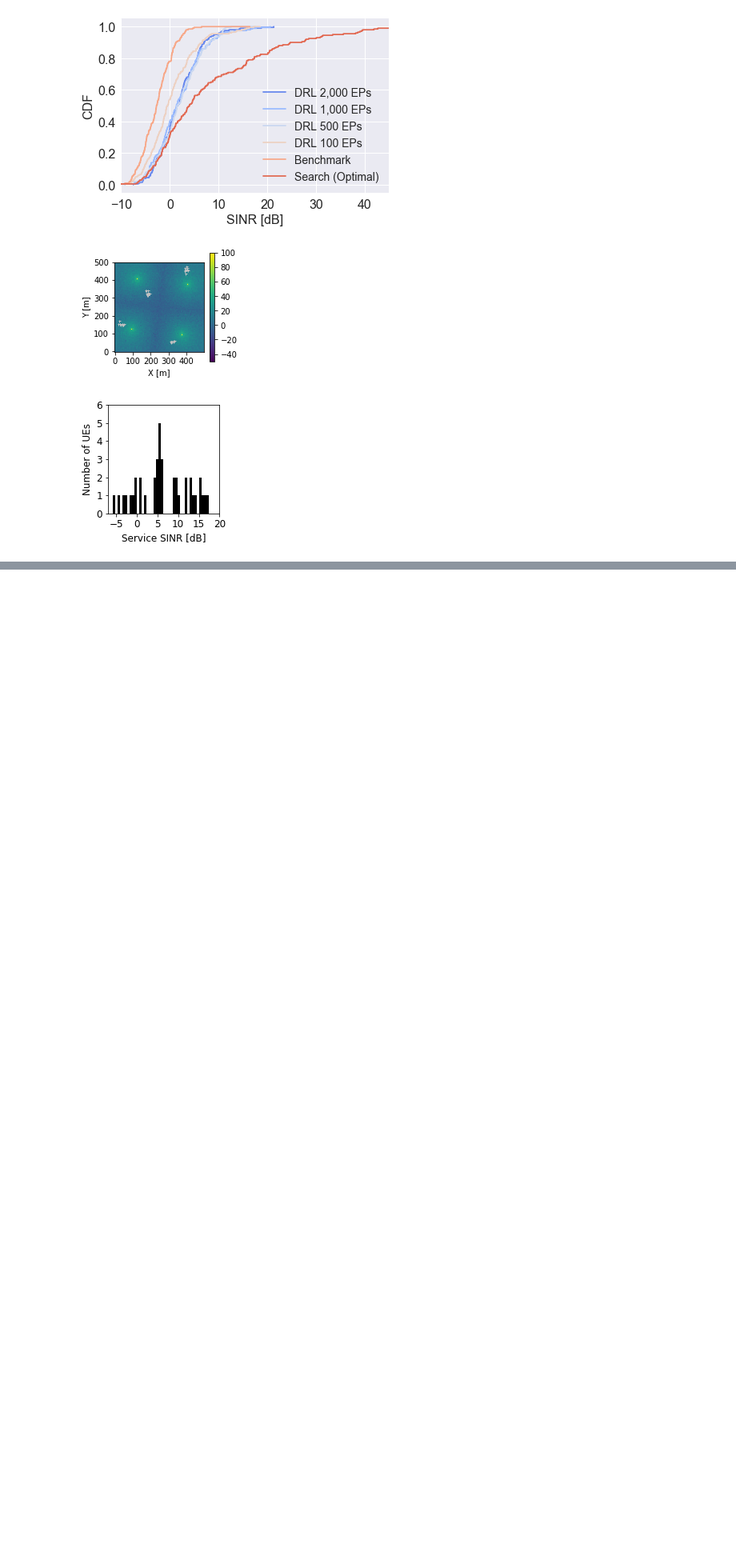
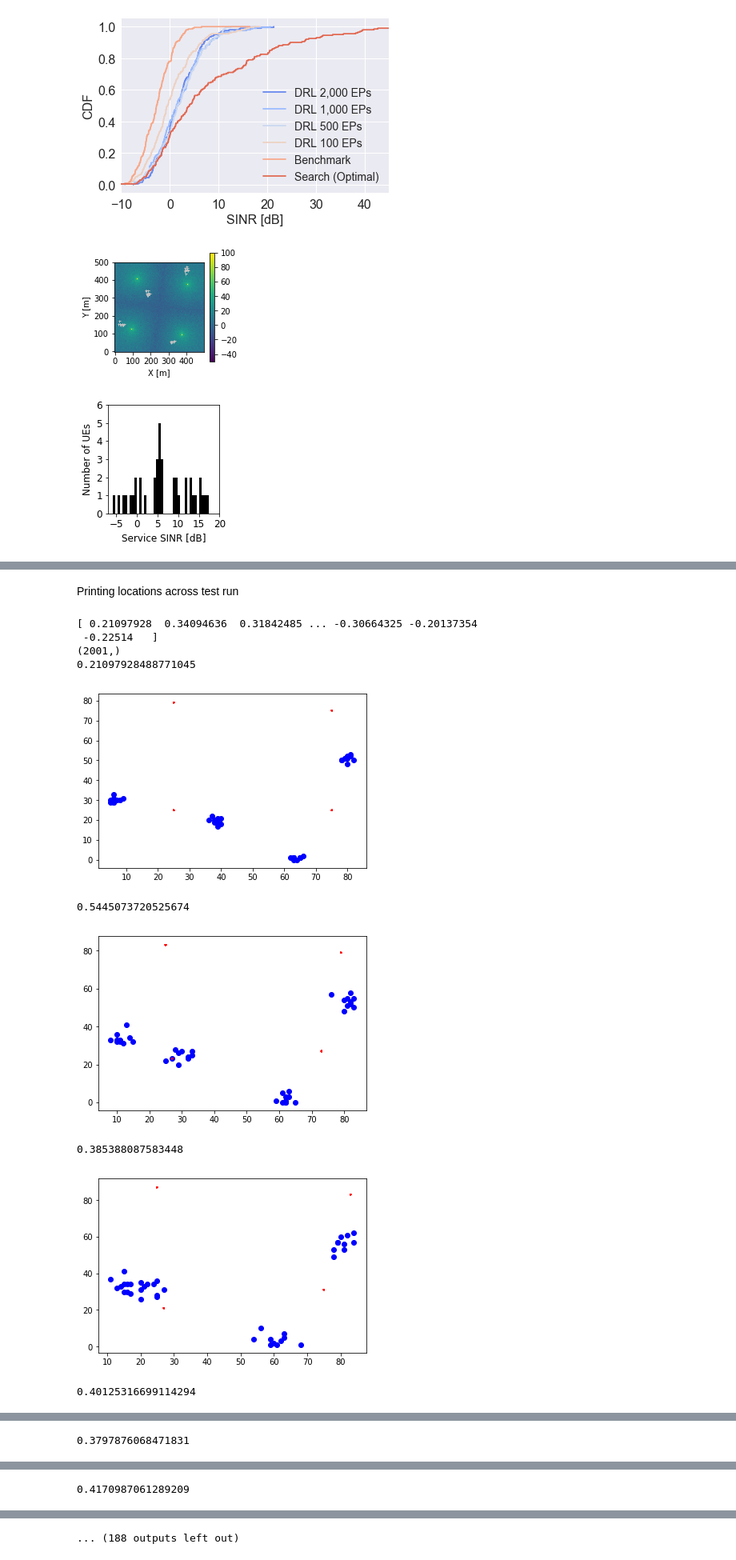
Before and after one commit to SamKnightGit/DRL_UAV_CellularNet, a Jupyter notebook: coverage_plot.ipynb, the cells around one changed output, grey strips where cells are left out. Shown at 80% size. Drawn from its saved outputs; the diff is of its cells as text; code cells hidden in the pictures; blank space fills up the shorter version.

```diff
--- a/coverage_plot.ipynb
+++ b/coverage_plot.ipynb
@@ -351,0 +359,11 @@ plot(np.arange(22), global_train_reward)
+# %%
+import numpy as np
+import matplotlib
+from matplotlib.pyplot import *
+
+outages = np.load('./test/A3C_median_SINR/outage_fraction.npy')
+outages_buckets = []
+for index in range(0, outages.shape[0] - 100, 100):
+    outages_buckets.append(np.mean(outages[index:index+100]))
+print(len(outages_buckets))
+plot(np.arange(20, outages_buckets))
@@ -351,0 +373,35 @@ plot(np.arange(22), global_train_reward)
+# %% [markdown]
+Printing locations across test run
+# %%
+import numpy as np
+import matplotlib
+from matplotlib.pyplot import *
+
+ue_location = np.load('./test/A3C_median_SINR/ue_location.npy')
+bs_location = np.load('./test/A3C_median_SINR/bs_location.npy')
+actions = np.load('./test/A3C_median_SINR/action.npy')
+reward = np.load('./test/A3C_median_SINR/reward.npy')
+print(reward)
+print(reward.shape)
+
+for index in range(0, 2000, 10):
+#     print(actions[index])
+#     print(bs_location[index])
+    print(reward[index])
+    ue_location_run = ue_location[index]
+    bs_location_run = bs_location[index]
+    scatter(*zip(*ue_location_run), marker='o', c='blue')
+    scatter(*zip(*bs_location_run), marker='+', c='red')
+    show()
+    close()
+# %% [output]
+[ 0.21097928  0.34094636  0.31842485 ... -0.30664325 -0.20137354
+ -0.22514   ]
+(2001,)
+0.21097928488771045
+[figure, added]
+0.5445073720525674
+[figure, added]
+0.385388087583448
+[figure, added]
+0.40125316699114294
@@ -351,0 +409 @@ plot(np.arange(22), global_train_reward)
+0.3797876068471831
@@ -351,0 +411 @@ plot(np.arange(22), global_train_reward)
+0.4170987061289209
@@ -351,0 +413 @@ plot(np.arange(22), global_train_reward)
+... (188 outputs left out)
```
Also changed, not shown: parts of 5 cells of this notebook, 5 other files.
